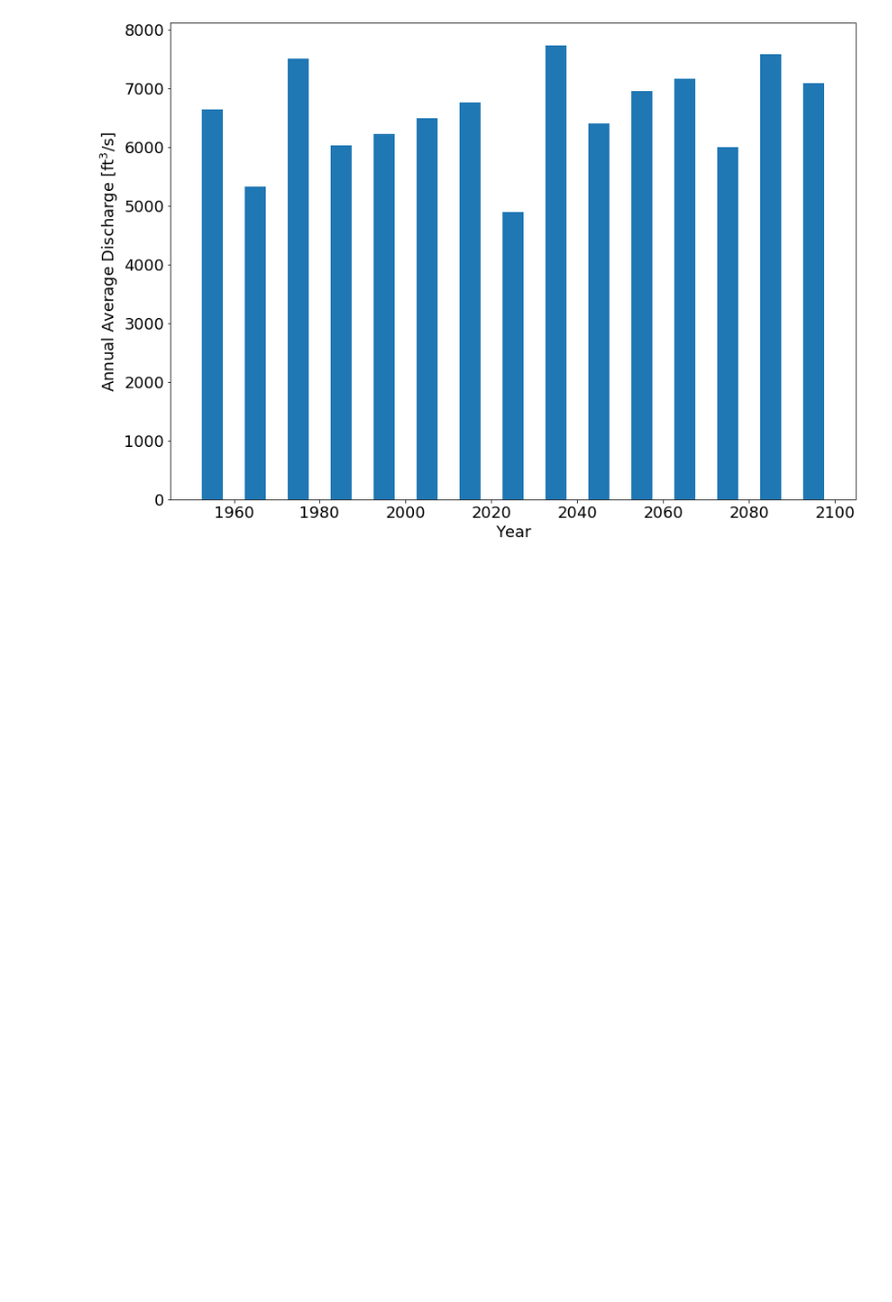
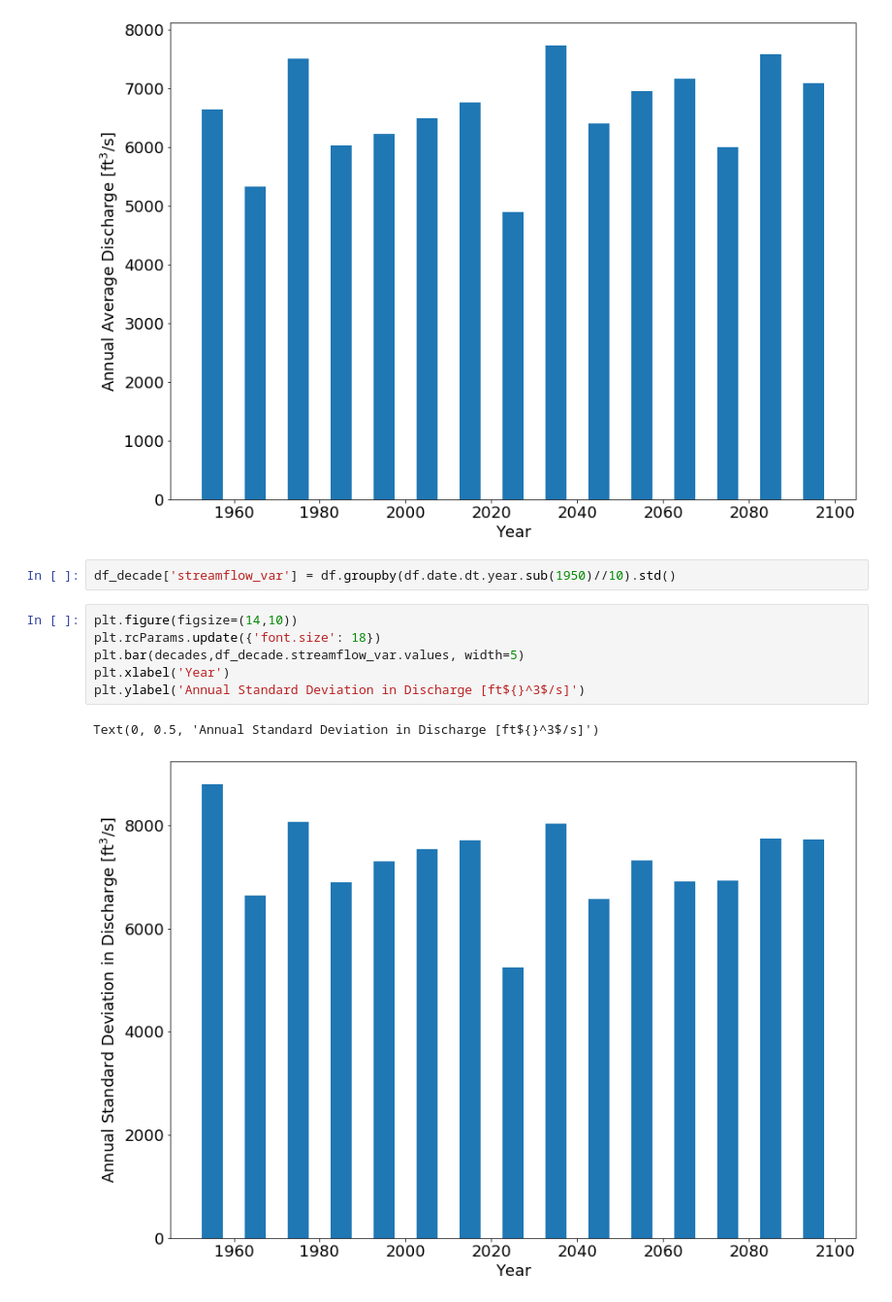
Before and after one commit to LejoFlores/CdA_WatershedAnalysis, a Jupyter notebook: CdA-DischargeProjections.ipynb, the cells around one changed output. Shown: that part at 97% size. Saved outputs shown, nothing was run; the diff lists cells and outputs as text; blank space fills up the shorter version.

Commit message:
modified streamflow projection analysis

```diff
--- a/CdA-DischargeProjections.ipynb
+++ b/CdA-DischargeProjections.ipynb
@@ -88,3 +96,14 @@ plt.ylabel('Annual Average Discharge [ft${}^3$/s]')
 # %% [output]
 Text(0, 0.5, 'Annual Average Discharge [ft${}^3$/s]')
 [figure]
+# %%
+df_decade['streamflow_var'] = df.groupby(df.date.dt.year.sub(1950)//10).std()
+# %%
+plt.figure(figsize=(14,10))
+plt.rcParams.update({'font.size': 18})
+plt.bar(decades,df_decade.streamflow_var.values, width=5)
+plt.xlabel('Year')
+plt.ylabel('Annual Standard Deviation in Discharge [ft${}^3$/s]')
+# %% [output]
+Text(0, 0.5, 'Annual Standard Deviation in Discharge [ft${}^3$/s]')
+[figure, added]
```
Also changed, not shown: parts of 3 cells of this notebook.
